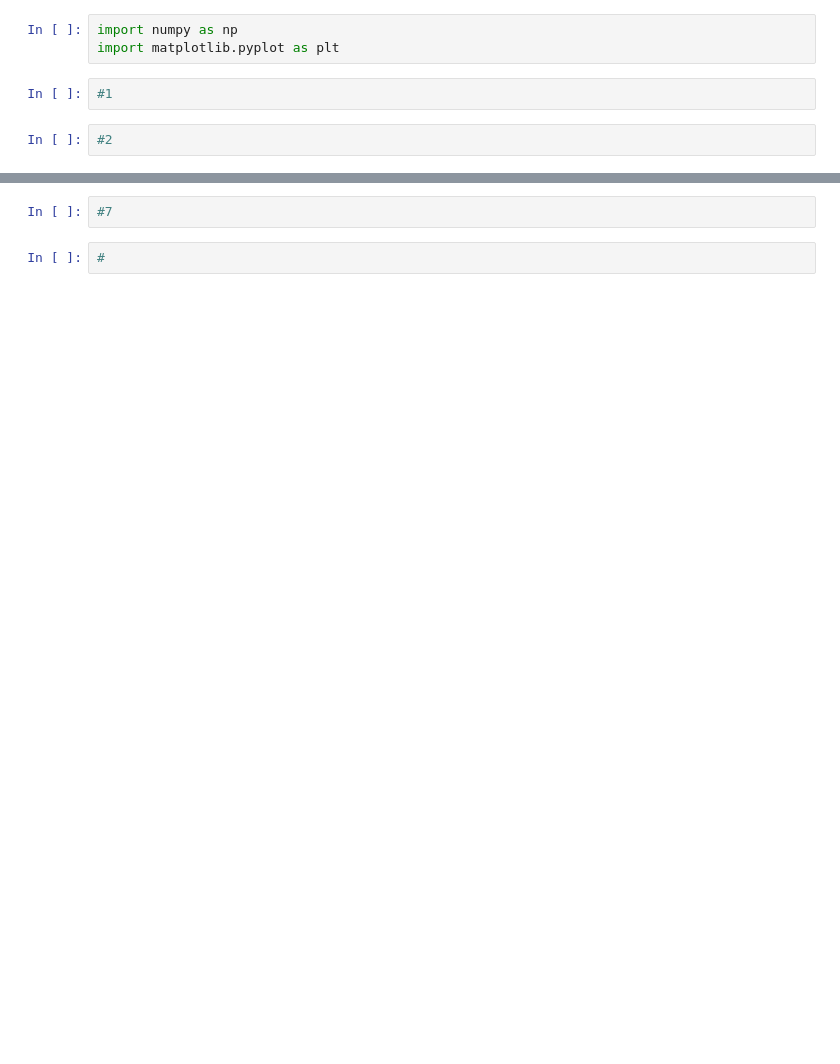
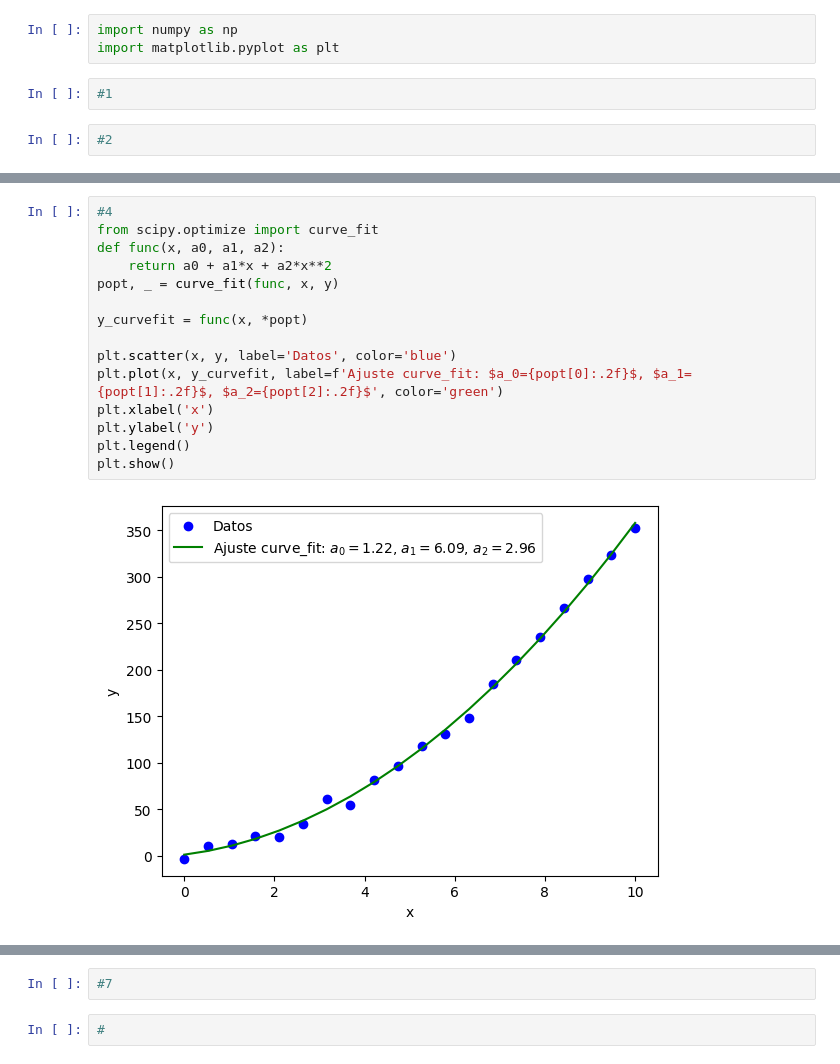
Before and after one commit to GabrielRamirezs/Metodos1_KarenQuevedo_GabrielRamirez, a Jupyter notebook: Tarea5.ipynb, the cells around one changed output, grey strips where cells are left out. Cells and saved outputs as stored; diff of their text form; blank space fills up the shorter version.

```diff
--- a/Tarea5.ipynb
+++ b/Tarea5.ipynb
@@ -15,0 +33,17 @@ import matplotlib.pyplot as plt
+# %%
+#4
+from scipy.optimize import curve_fit
+def func(x, a0, a1, a2):
+    return a0 + a1*x + a2*x**2
+popt, _ = curve_fit(func, x, y)
+
+y_curvefit = func(x, *popt)
+
+plt.scatter(x, y, label='Datos', color='blue')
+plt.plot(x, y_curvefit, label=f'Ajuste curve_fit: $a_0={popt[0]:.2f}$, $a_1={popt[1]:.2f}$, $a_2={popt[2]:.2f}$', color='green')
+plt.xlabel('x')
+plt.ylabel('y')
+plt.legend()
+plt.show()
+# %% [output]
+[figure, added]
```
Also changed, not shown: parts of 5 cells of this notebook.
